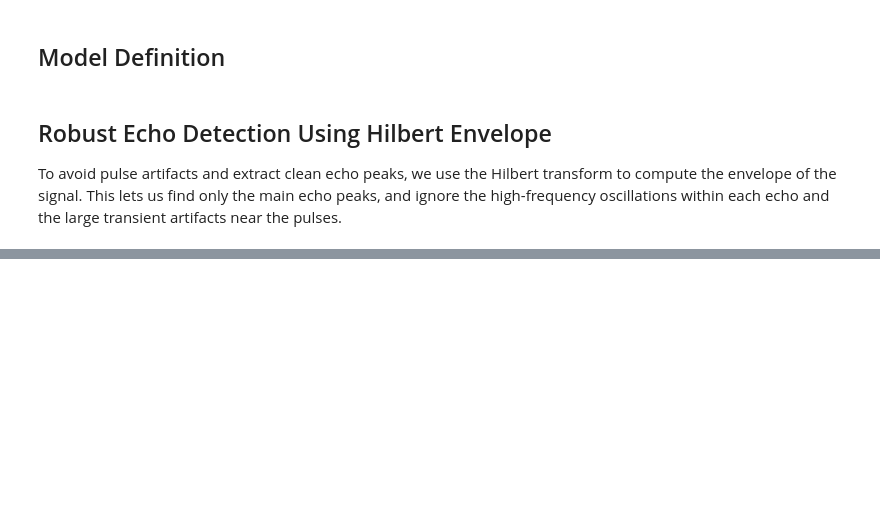
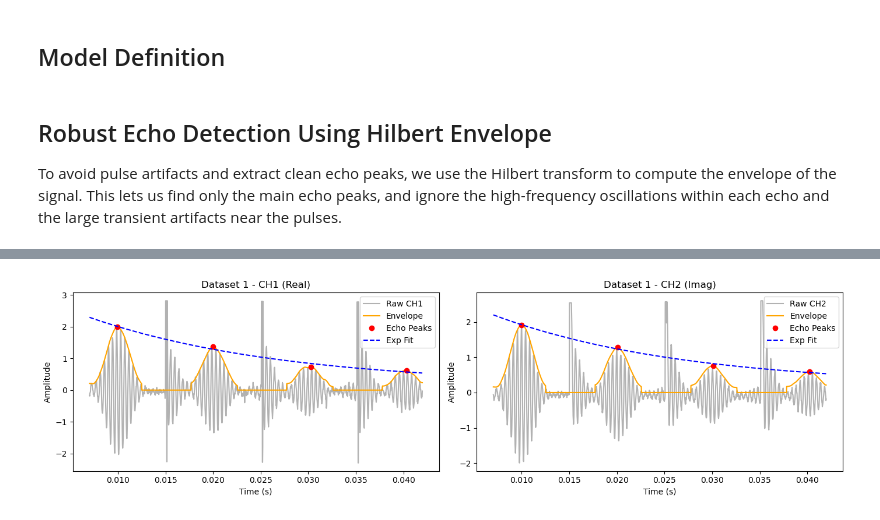
Before and after one commit to noah-silverberg/382L-pNMR, a Jupyter notebook: T2.ipynb, the cells around one changed output, grey strips where cells are left out. Saved outputs shown, nothing was run; the diff lists cells and outputs as text; code cells hidden in the pictures; blank space fills up the shorter version.

```diff
--- a/T2.ipynb
+++ b/T2.ipynb
@@ -184,46 +184,48 @@ display(cpmg_results)
 # %%
-# for i, fit in enumerate(cp_fits):  # plot a few examples
-#     t = fit['t']
+for i, fit in enumerate(cpmg_fits):  # plot a few examples
+    t = fit['t']
 
-#     # CH1 (Real)
-#     raw1 = fit['CH1']
-#     env1 = fit['Envelope_CH1']
-#     t_peaks1 = fit['t_peaks_CH1']
-#     amp_peaks1 = fit['amp_peaks_CH1']
-#     popt1 = fit['fit_CH1']
+    # CH1 (Real)
+    raw1 = fit['CH1']
+    env1 = fit['Envelope_CH1']
+    t_peaks1 = fit['t_peaks_CH1']
+    amp_peaks1 = fit['amp_peaks_CH1']
+    popt1 = fit['fit_CH1']
 
-#     # CH2 (Imag)
-#     raw2 = fit['CH2']
-#     env2 = fit['Envelope_CH2']
-#     t_peaks2 = fit['t_peaks_CH2']
-#     amp_peaks2 = fit['amp_peaks_CH2']
-#     popt2 = fit['fit_CH2']
+    # CH2 (Imag)
+    raw2 = fit['CH2']
+    env2 = fit['Envelope_CH2']
+    t_peaks2 = fit['t_peaks_CH2']
+    amp_peaks2 = fit['amp_peaks_CH2']
+    popt2 = fit['fit_CH2']
 
-#     plt.figure(figsize=(14, 4))
+    plt.figure(figsize=(14, 4))
 
-#     # --- CH1 (Real) ---
-#     plt.subplot(1, 2, 1)
-#     plt.plot(t, raw1, 'k-', alpha=0.3, label='Raw CH1')
-#     plt.plot(t, env1, 'orange', label='Envelope')
-#     plt.plot(t_peaks1, amp_peaks1, 'ro', label='Echo Peaks')
-#     if not np.isnan(popt1).any():
-#         plt.plot(t, model_exp(t, *popt1), 'b--', label='Exp Fit')
-#     plt.title(f'Dataset {i+1} - CH1 (Real)')
-#     plt.xlabel('Time (s)')
-#     plt.ylabel('Amplitude')
-#     plt.legend()
+    # --- CH1 (Real) ---
+    plt.subplot(1, 2, 1)
+    plt.plot(t, raw1, 'k-', alpha=0.3, label='Raw CH1')
+    plt.plot(t, env1, 'orange', label='Envelope')
+    plt.plot(t_peaks1, amp_peaks1, 'ro', label='Echo Peaks')
+    if not np.isnan(popt1).any():
+        plt.plot(t, model_exp(t, *popt1), 'b--', label='Exp Fit')
+    plt.title(f'Dataset {i+1} - CH1 (Real)')
+    plt.xlabel('Time (s)')
+    plt.ylabel('Amplitude')
+    plt.legend()
 
-#     # --- CH2 (Imag) ---
-#     plt.subplot(1, 2, 2)
-#     plt.plot(t, raw2, 'k-', alpha=0.3, label='Raw CH2')
-#     plt.plot(t, env2, 'orange', label='Envelope')
-#     plt.plot(t_peaks2, amp_peaks2, 'ro', label='Echo Peaks')
-#     if not np.isnan(popt2).any():
-#         plt.plot(t, model_exp(t, *popt2), 'b--', label='Exp Fit')
-#     plt.title(f'Dataset {i+1} - CH2 (Imag)')
-#     plt.xlabel('Time (s)')
-#     plt.ylabel('Amplitude')
-#     plt.legend()
+    # --- CH2 (Imag) ---
+    plt.subplot(1, 2, 2)
+    plt.plot(t, raw2, 'k-', alpha=0.3, label='Raw CH2')
+    plt.plot(t, env2, 'orange', label='Envelope')
+    plt.plot(t_peaks2, amp_peaks2, 'ro', label='Echo Peaks')
+    if not np.isnan(popt2).any():
+        plt.plot(t, model_exp(t, *popt2), 'b--', label='Exp Fit')
+    plt.title(f'Dataset {i+1} - CH2 (Imag)')
+    plt.xlabel('Time (s)')
+    plt.ylabel('Amplitude')
+    plt.legend()
 
-#     plt.tight_layout()
-#     plt.show()
+    plt.tight_layout()
+    plt.show()
+# %% [output]
+[figure, added]
```
Also changed, not shown: parts of 5 cells of this notebook.
